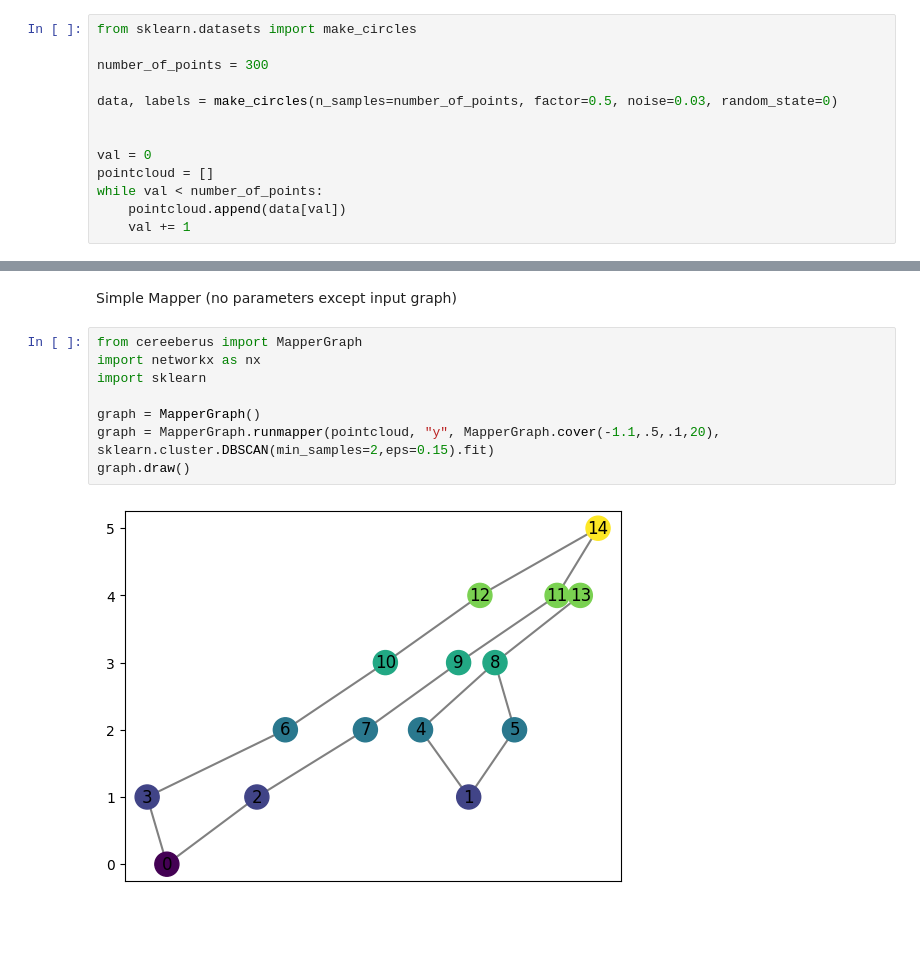
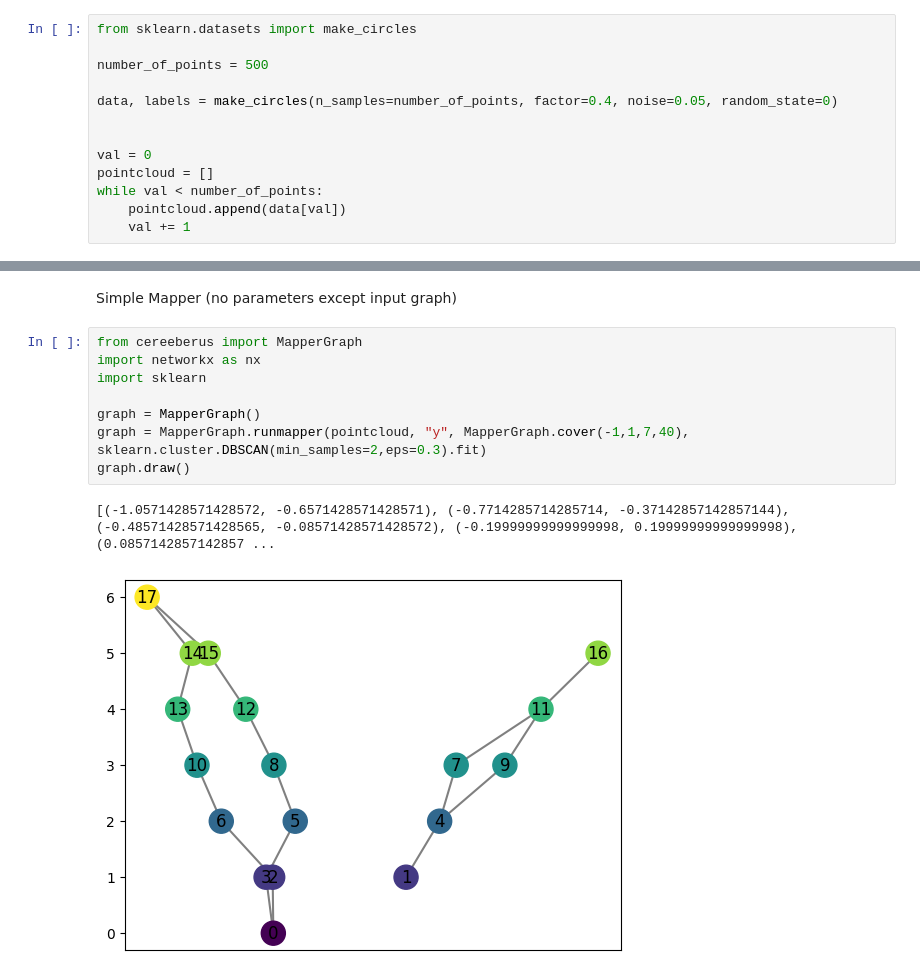
Before and after one commit to MunchLab/ceREEBerus, a Jupyter notebook: cereeberus/MapperTest.ipynb, the cells around one changed output, grey strips where cells are left out. Cells and saved outputs as stored; diff of their text form; blank space fills up the shorter version.

Commit message:
updated cover function

```diff
--- a/cereeberus/MapperTest.ipynb
+++ b/cereeberus/MapperTest.ipynb
@@ -3,9 +3,9 @@ Generate Data
 # %%
 from sklearn.datasets import make_circles
 
-number_of_points = 300
+number_of_points = 500
 
-data, labels = make_circles(n_samples=number_of_points, factor=0.5, noise=0.03, random_state=0)
+data, labels = make_circles(n_samples=number_of_points, factor=0.4, noise=0.05, random_state=0)
 
 
 val = 0
@@ -25,13 +25,14 @@ Simple Mapper (no parameters except input graph)
 # %%
 from cereeberus import MapperGraph
 import networkx as nx
 import sklearn
 
 graph = MapperGraph()
-graph = MapperGraph.runmapper(pointcloud, "y", MapperGraph.cover(-1.1,.5,.1,20), sklearn.cluster.DBSCAN(min_samples=2,eps=0.15).fit)
+graph = MapperGraph.runmapper(pointcloud, "y", MapperGraph.cover(-1,1,7,40), sklearn.cluster.DBSCAN(min_samples=2,eps=0.3).fit)
 graph.draw()
 # %% [output]
+[(-1.0571428571428572, -0.6571428571428571), (-0.7714285714285714, -0.37142857142857144), (-0.48571428571428565, -0.08571428571428572), (-0.19999999999999998, 0.19999999999999998), (0.0857142857142857 ...
-[figure, old version]
+[figure, new version]
 # %%
 graph2 = MapperGraph.runmapper([(0.6, 0), (-0.1, 0.5)], "x", [(-1,0),(-0.5,0.5),(0,1)], "trivial")
 graph2.draw()
```
Also changed, not shown: parts of 2 cells of this notebook, 1 other file.
